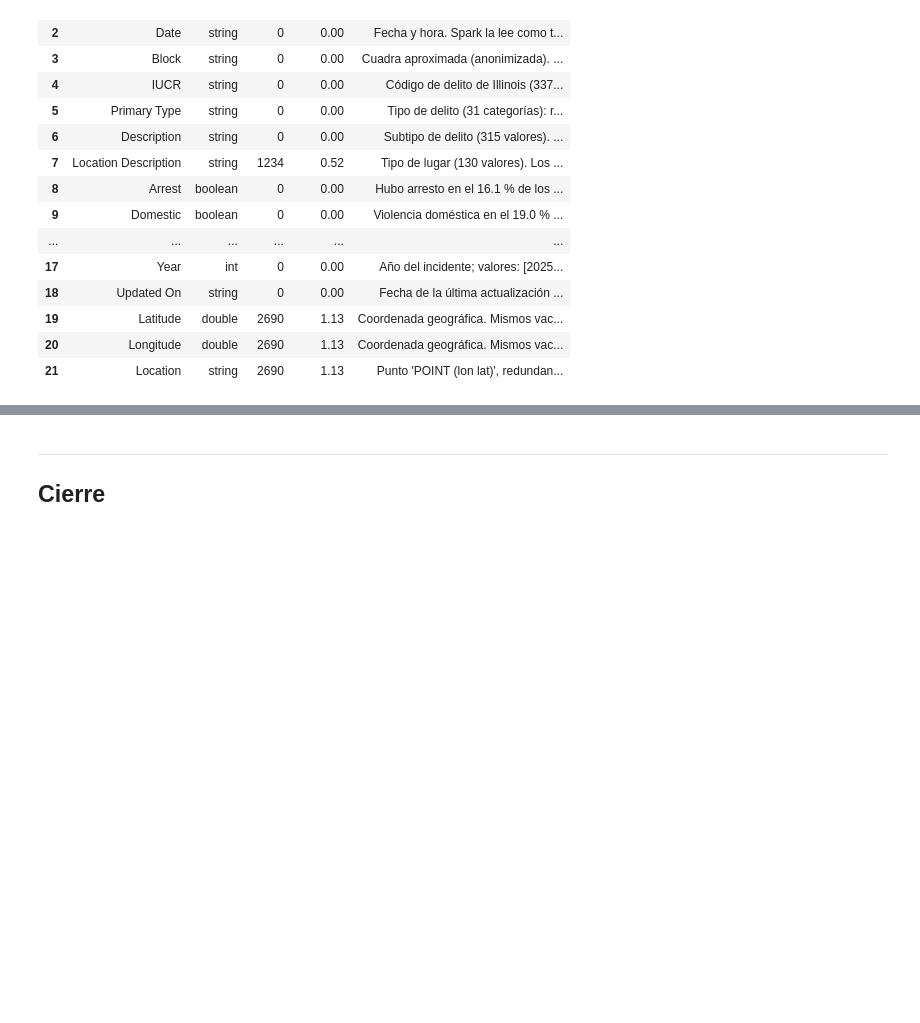
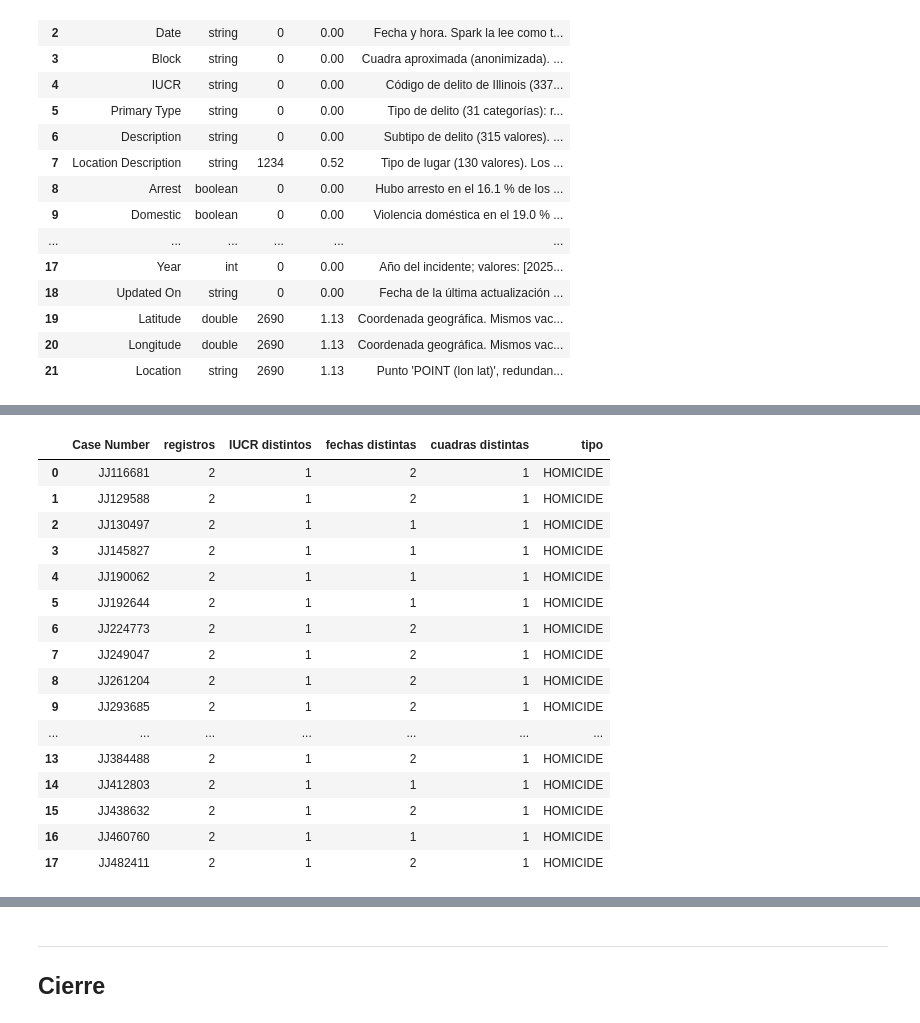
Before and after one commit to valentinodepaola/proyecto-integrador-big-data, a Jupyter notebook: notebooks/fase3_pipeline.ipynb, the cells around one changed output, grey strips where cells are left out. Drawn from its saved outputs; the diff is of its cells as text; code cells hidden in the pictures; blank space fills up the shorter version.

```diff
--- a/notebooks/fase3_pipeline.ipynb
+++ b/notebooks/fase3_pipeline.ipynb
@@ -239,0 +255,10 @@ tabla_variables
+# %%
+FORMATO_FECHA = F.lit("MM/dd/yyyy hh:mm:ss a")
+
+ilegible = (F.col("ID").isNull() | F.try_to_timestamp("Date", FORMATO_FECHA).isNull()
+            | F.col("Primary Type").isNull() | F.col("Beat").isNull())
+
+df_raw.filter(ilegible).write.mode("overwrite").option("header", True).csv(RUTA_CUARENTENA)
+n_cuarentena = df_raw.filter(ilegible).count()
+df_legible = df_raw.filter(~ilegible)
+print(f"En cuarentena: {n_cuarentena:,} registros · guardados en {RUTA_CUARENTENA}")
@@ -239,0 +272,12 @@ tabla_variables
+# %%
+n_legibles = df_legible.count()
+n_dup_exactos = n_legibles - df_legible.dropDuplicates().count()
+sin_id = [c for c in df_legible.columns if c not in ("ID", "Updated On")]
+n_dup_sin_id = n_legibles - df_legible.dropDuplicates(sin_id).count()
+
+df_sin_dup = df_legible.dropDuplicates()
+print(f"Duplicados exactos: {n_dup_exactos:,} · iguales sin contar ID ni Updated On: {n_dup_sin_id:,}")
+(df_legible.groupBy(sin_id).agg(F.count("*").alias("registros"))
+ .filter("registros > 1")
+ .select("Case Number", "Date", "Primary Type", "Description", "Block", "registros")
+ .toPandas())
@@ -239,0 +295,29 @@ tabla_variables
+# %%
+casos_repetidos_detalle = (df_sin_dup.groupBy("Case Number")
+                           .agg(F.count("*").alias("registros"),
+                                F.countDistinct("IUCR").alias("IUCR distintos"),
+                                F.countDistinct("Date").alias("fechas distintas"),
+                                F.countDistinct("Block").alias("cuadras distintas"),
+                                F.concat_ws(", ", F.collect_set("Primary Type")).alias("tipo"))
+                           .filter("registros > 1")
+                           .orderBy("Case Number")
+                           .toPandas())
+casos_repetidos_detalle
+# %% [output]
+|  | Case Number | registros | IUCR distintos | fechas distintas | cuadras distintas | tipo |
+| 0 | JJ116681 | 2 | 1 | 2 | 1 | HOMICIDE |
+| 1 | JJ129588 | 2 | 1 | 2 | 1 | HOMICIDE |
+| 2 | JJ130497 | 2 | 1 | 1 | 1 | HOMICIDE |
+| 3 | JJ145827 | 2 | 1 | 1 | 1 | HOMICIDE |
+| 4 | JJ190062 | 2 | 1 | 1 | 1 | HOMICIDE |
+| 5 | JJ192644 | 2 | 1 | 1 | 1 | HOMICIDE |
+| 6 | JJ224773 | 2 | 1 | 2 | 1 | HOMICIDE |
+| 7 | JJ249047 | 2 | 1 | 2 | 1 | HOMICIDE |
+| 8 | JJ261204 | 2 | 1 | 2 | 1 | HOMICIDE |
+| 9 | JJ293685 | 2 | 1 | 2 | 1 | HOMICIDE |
+| ... | ... | ... | ... | ... | ... | ... |
+| 13 | JJ384488 | 2 | 1 | 2 | 1 | HOMICIDE |
+| 14 | JJ412803 | 2 | 1 | 1 | 1 | HOMICIDE |
+| 15 | JJ438632 | 2 | 1 | 2 | 1 | HOMICIDE |
+| 16 | JJ460760 | 2 | 1 | 1 | 1 | HOMICIDE |
+| 17 | JJ482411 | 2 | 1 | 2 | 1 | HOMICIDE |
```
Also changed, not shown: parts of 28 cells of this notebook, 1 other file.
